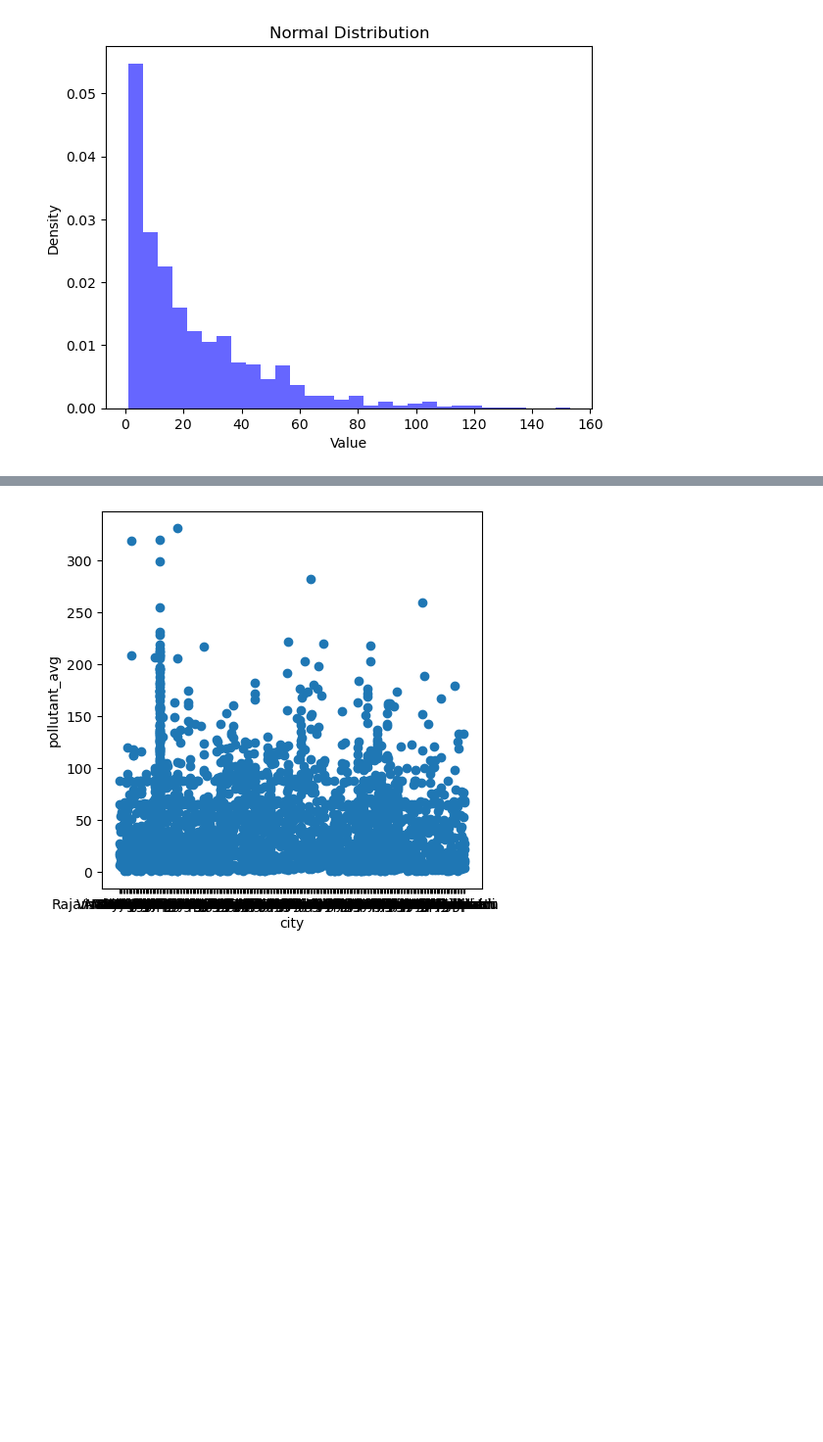
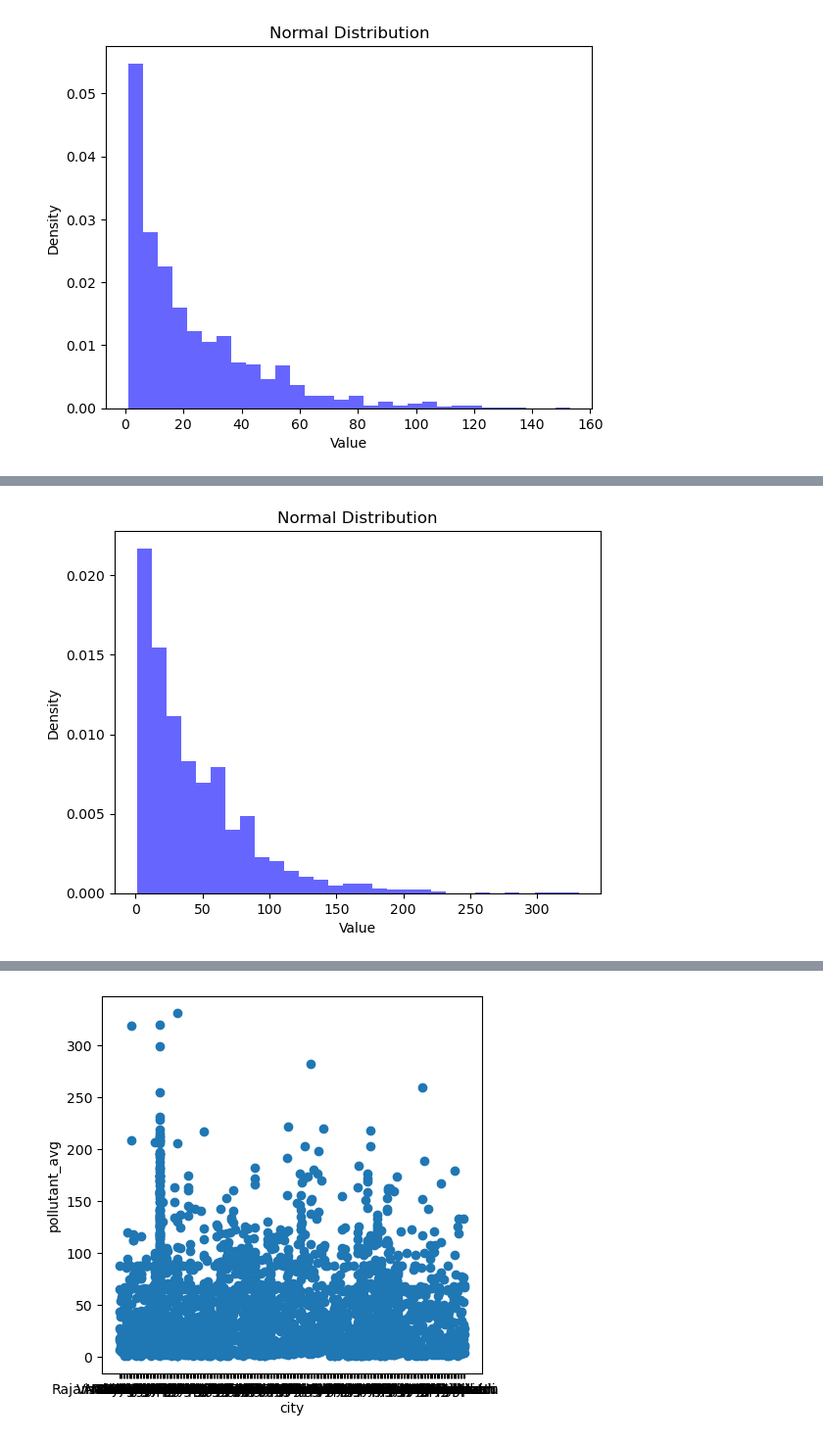
Before and after one commit to Nzx03/EDA-portfolio, a Jupyter notebook: eda.ipynb, the cells around one changed output, grey strips where cells are left out. Shown at 98% size. Saved outputs shown, nothing was run; the diff lists cells and outputs as text; code cells hidden in the pictures; blank space fills up the shorter version.

```diff
--- a/eda.ipynb
+++ b/eda.ipynb
@@ -471,0 +472,8 @@ plt.show()
+# %%
+plt.hist(df_imputed["pollutant_avg"], bins=30, density=True, alpha=0.6, color='b')
+plt.title('Normal Distribution')
+plt.xlabel('Value')
+plt.ylabel('Density')
+plt.show()
+# %% [output]
+[figure, added]
```
Also changed, not shown: parts of 24 cells of this notebook.
